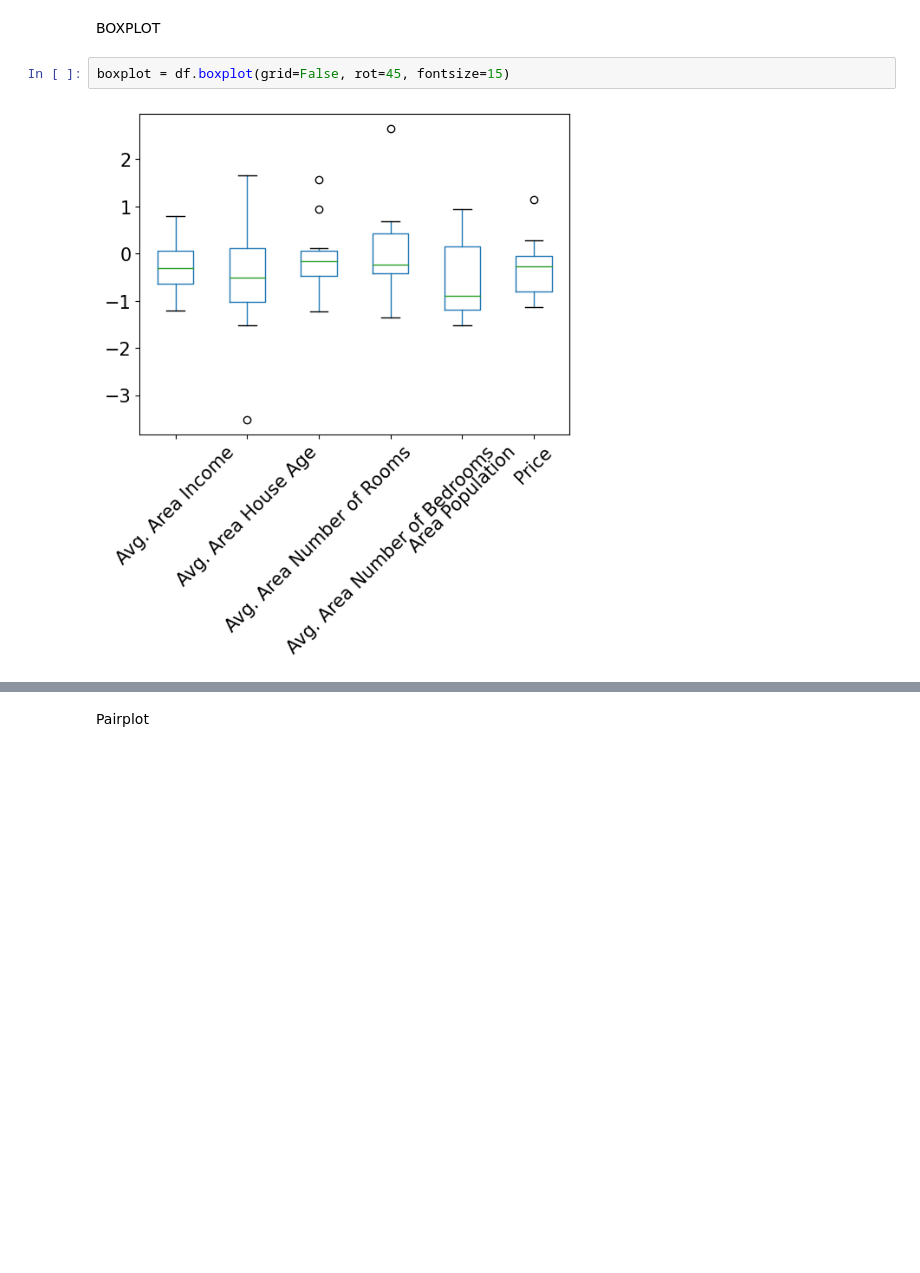
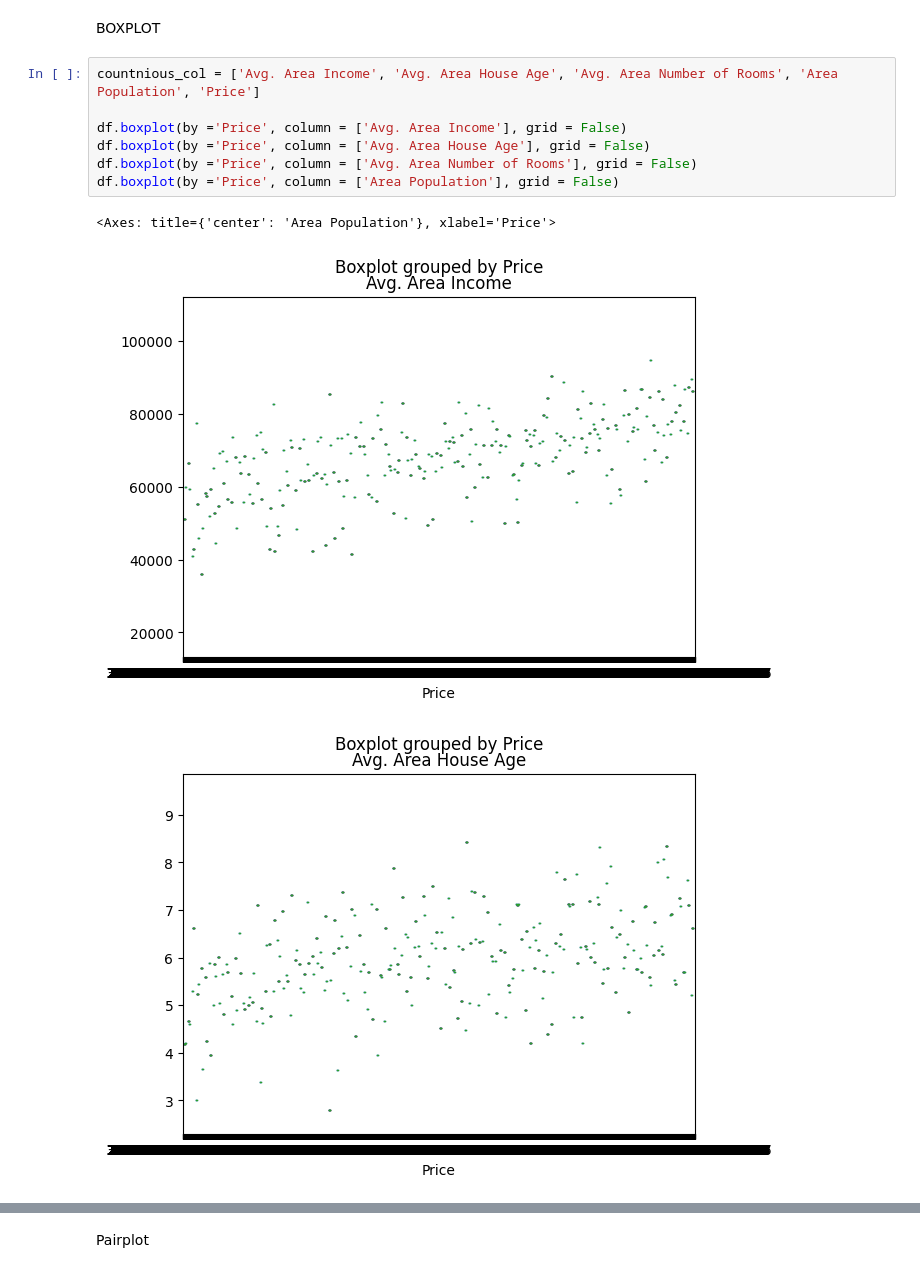
Before and after one commit to user3719431/data_analysis, a Jupyter notebook: lab1/lab1.ipynb, the cells around one changed output, grey strips where cells are left out. Drawn from its saved outputs; the diff is of its cells as text; blank space fills up the shorter version.

```diff
--- a/lab1/lab1.ipynb
+++ b/lab1/lab1.ipynb
@@ -77,6 +67,13 @@ Price                         1.000000
 # %% [markdown]
 BOXPLOT
-# %%
-boxplot = df.boxplot(grid=False, rot=45, fontsize=15)
-# %% [output]
-[figure, removed]
+# %%
+countnious_col = ['Avg. Area Income', 'Avg. Area House Age', 'Avg. Area Number of Rooms', 'Area Population', 'Price']
+
+df.boxplot(by ='Price', column = ['Avg. Area Income'], grid = False)
+df.boxplot(by ='Price', column = ['Avg. Area House Age'], grid = False)
+df.boxplot(by ='Price', column = ['Avg. Area Number of Rooms'], grid = False)
+df.boxplot(by ='Price', column = ['Area Population'], grid = False)
+# %% [output]
+<Axes: title={'center': 'Area Population'}, xlabel='Price'>
+[figure, added]
+[figure, added]
```
Also changed, not shown: parts of 6 cells of this notebook.
